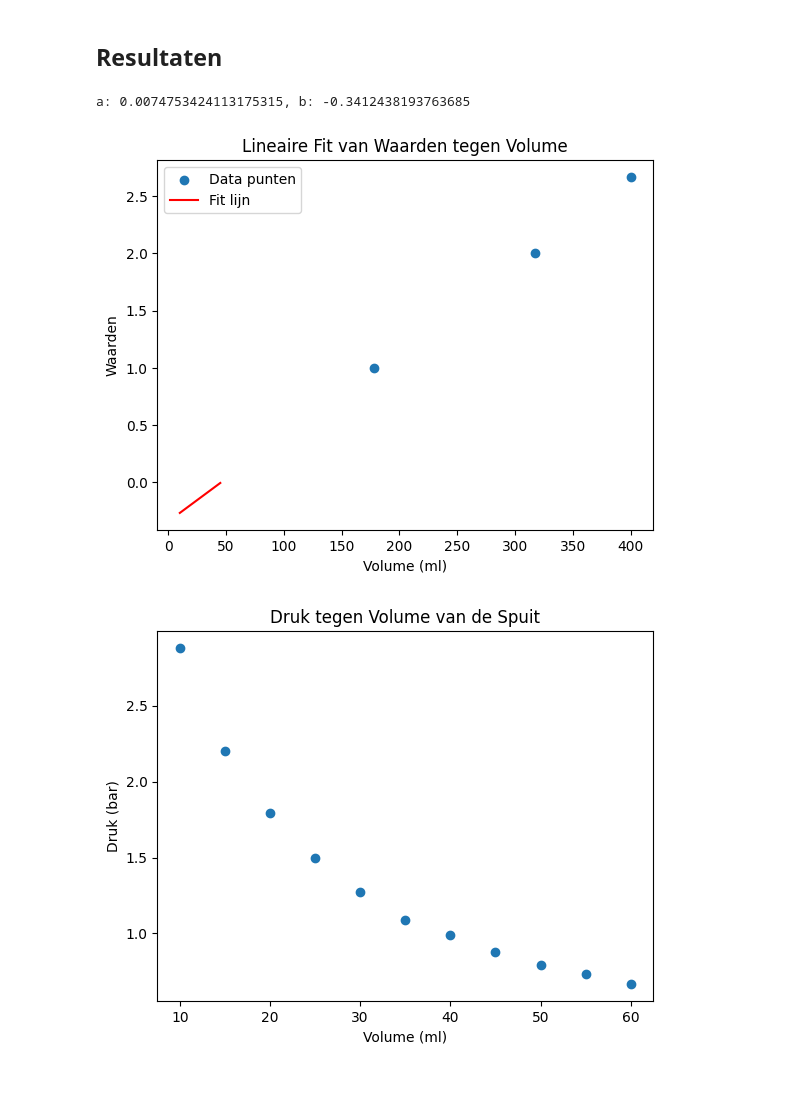
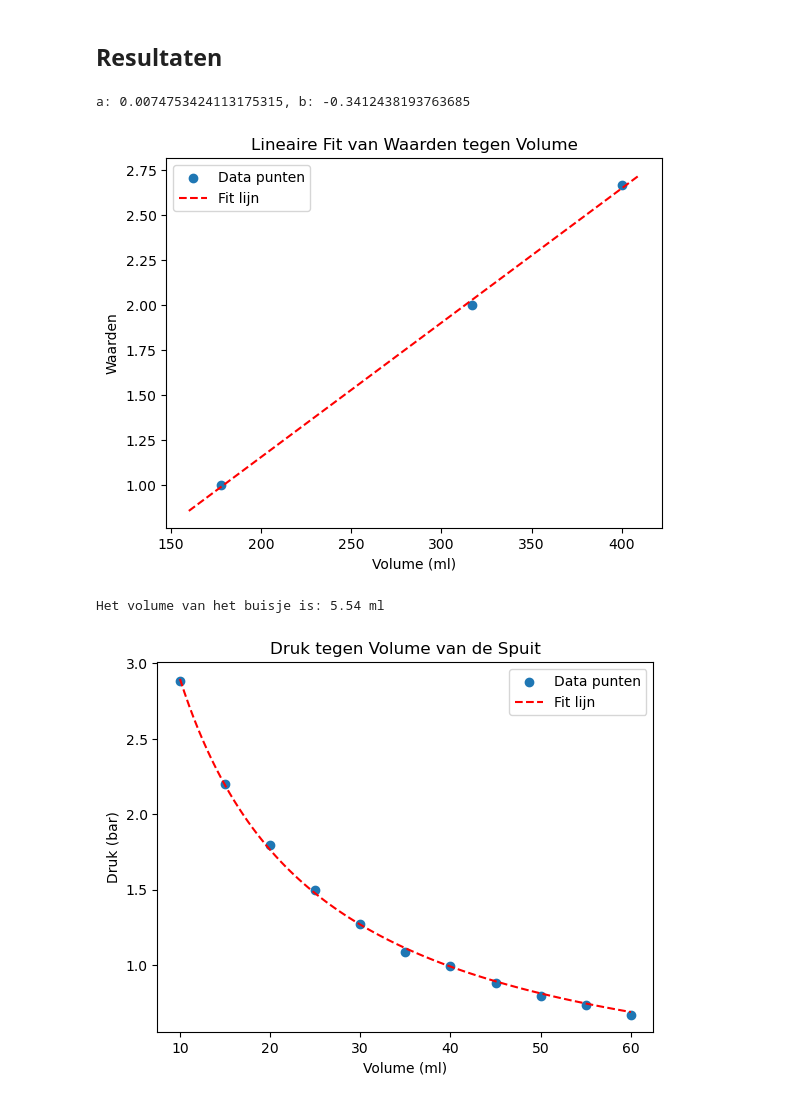
Before and after one commit to Ikbenjamin07/thermolab_MatthijsvOostrum_BenGeertman_groepje_3.5, a Jupyter notebook: Content/Labs/druksensorijken.ipynb, the cells around one changed output. Saved outputs shown, nothing was run; the diff lists cells and outputs as text; code cells hidden in the pictures.

```diff
--- a/Content/Labs/druksensorijken.ipynb
+++ b/Content/Labs/druksensorijken.ipynb
@@ -72,45 +72,60 @@ Maak gebruik van een systematische fout in het volume om het volume van de tube
 # %%
 import numpy as np
 import matplotlib.pyplot as plt
 from scipy.optimize import curve_fit
 
 ### Jouw data en code
 def f(x, a, b):
     return a * x + b
 
 waarden = [178, 317, 400]
 druk = [1, 2, 2.6667]
 
 popt, pcov = curve_fit(f, waarden, druk)
 a, b = popt
 print(f"a: {a}, b: {b}")
 
 plt.figure()
 plt.scatter(waarden, druk, label='Data punten')
-x_fit = np.linspace(10, 45, 100)
+x_fit = np.linspace(160, 410, 100)
 y_fit = f(x_fit, *popt)
-plt.plot(x_fit, y_fit, 'r-', label='Fit lijn')
+plt.plot(x_fit, y_fit, 'r--', label='Fit lijn')
 plt.xlabel('Volume (ml)')
 plt.ylabel('Waarden')
 plt.title('Lineaire Fit van Waarden tegen Volume')
 plt.legend()
 plt.show()
 # %% [output]
 a: 0.0074753424113175315, b: -0.3412438193763685
-[figure, old version]
+[figure, new version]
 # %%
 # Data analyseren voor druksensor
 gemeten_druksensor = np.array([178, 191, 216, 246, 286, 340, 431, 163, 152, 144, 135])
 
 volume_spuit = np.array([40, 35, 30, 25, 20, 15, 10, 45, 50, 55, 60])  # in ml
 
-druk = f(gemeten_druksensor, *popt)
+druk_langebuis = f(gemeten_druksensor, *popt)
 
+def g(v_s, c, v_buis):
+    return c / (v_s + v_buis)
+
+#Curve fitten
+popt, _ = curve_fit(g, volume_spuit, druk_langebuis)
+c_gevonden, v_buis_gevonden = popt
+print(f"Het volume van het buisje is: {v_buis_gevonden:.2f} ml")
+
+x_fit = np.linspace(10, 60, 100)
+y_fit = g(x_fit, *popt)
+
+#plotten van de resultaten
 plt.figure()
-plt.scatter(volume_spuit, druk)
+plt.scatter(volume_spuit, druk_langebuis, label='Data punten')
+plt.plot(x_fit, y_fit, 'r--', label='Fit lijn')
 plt.xlabel('Volume (ml)')
 plt.ylabel('Druk (bar)')
 plt.title('Druk tegen Volume van de Spuit')
+plt.legend()
 plt.show()
 # %% [output]
+Het volume van het buisje is: 5.54 ml
-[figure, old version]
+[figure, new version]
```
